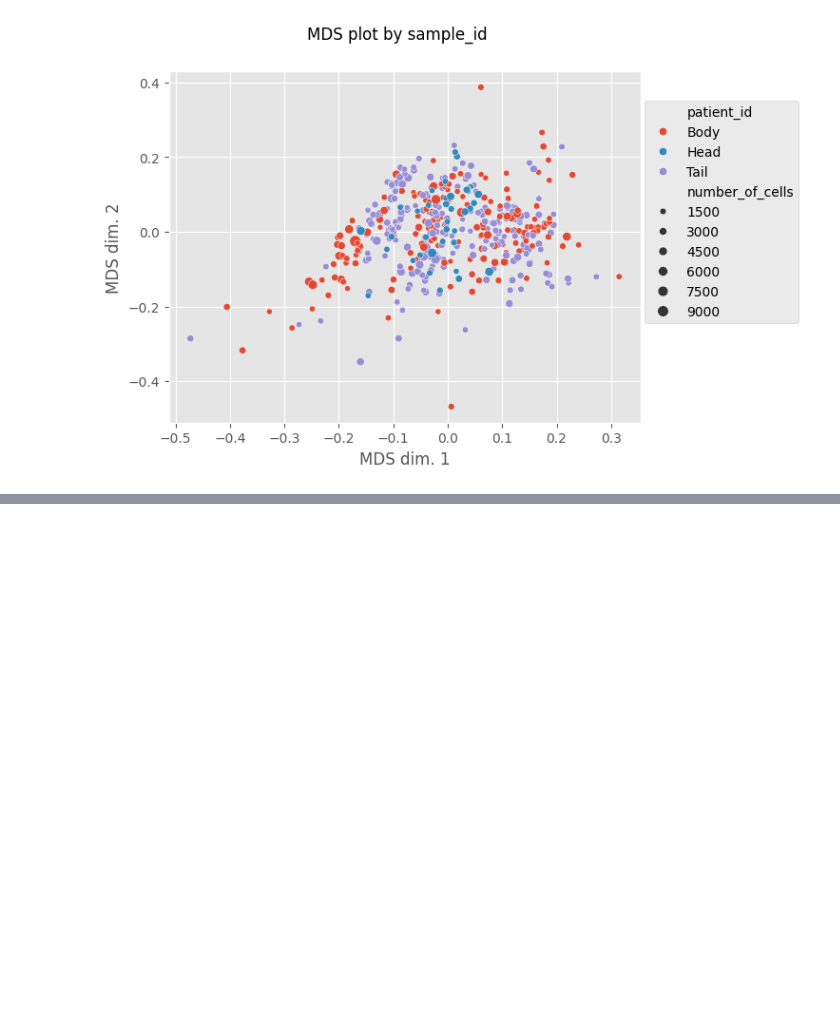
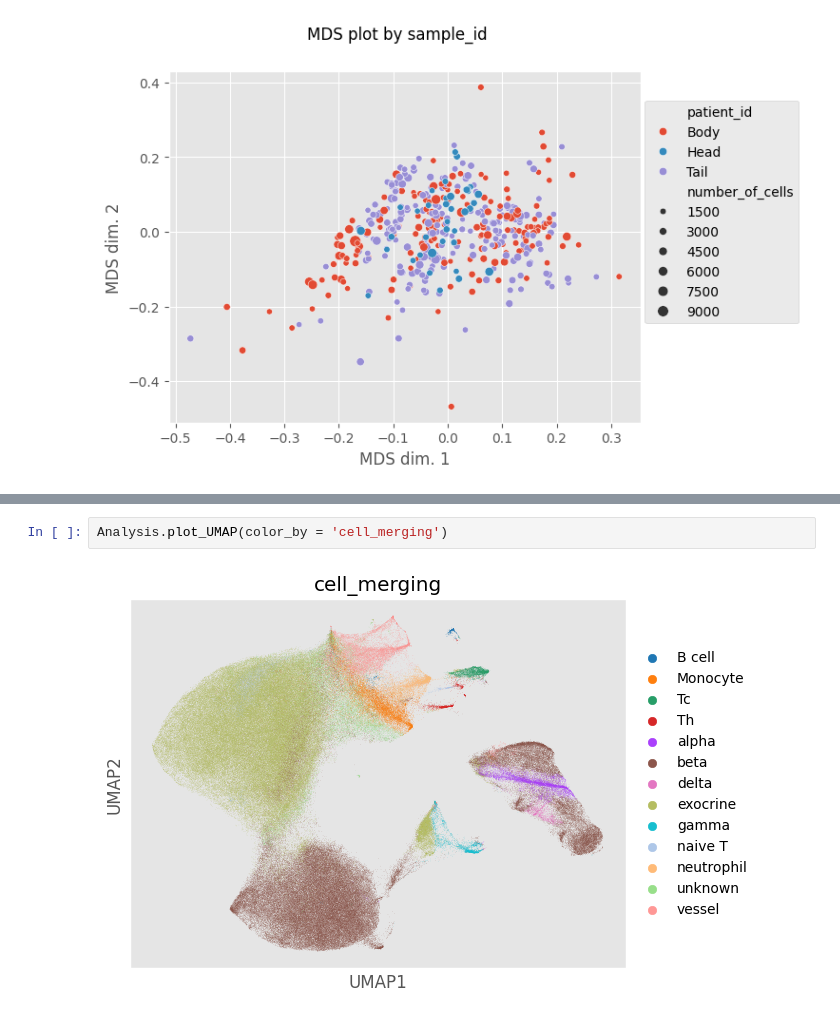
Before and after one commit to BenCaiello/PalmettoBUG, a Jupyter notebook: notebooks/TestPancreaticPaper.ipynb, the cells around one changed output, grey strips where cells are left out. Drawn from its saved outputs; the diff is of its cells as text; blank space fills up the shorter version.

```diff
--- a/notebooks/TestPancreaticPaper.ipynb
+++ b/notebooks/TestPancreaticPaper.ipynb
@@ -275,0 +423,4 @@ fig = Analysis.plot_medians_heatmap(marker_class = 'type', groupby = 'metacluste
+# %%
+Analysis.plot_UMAP(color_by = 'cell_merging')
+# %% [output]
+[figure, added]
```
Also changed, not shown: parts of 22 cells of this notebook.
